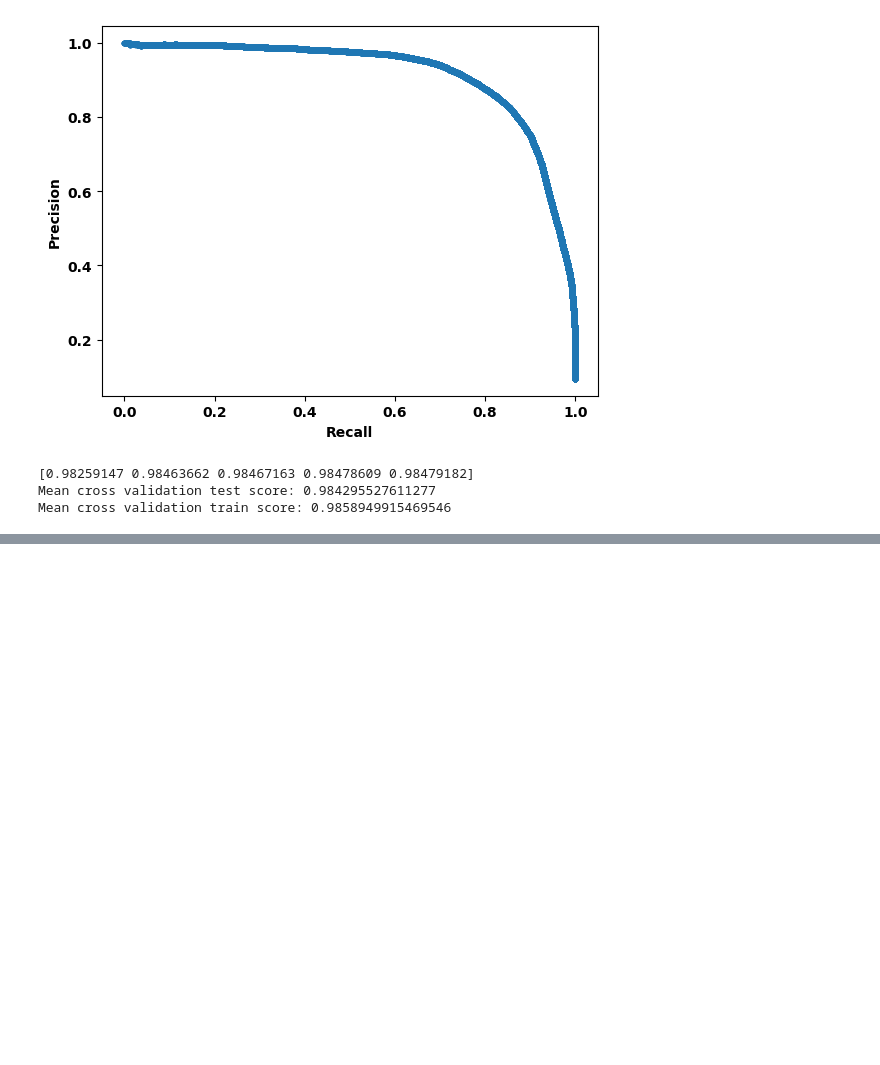
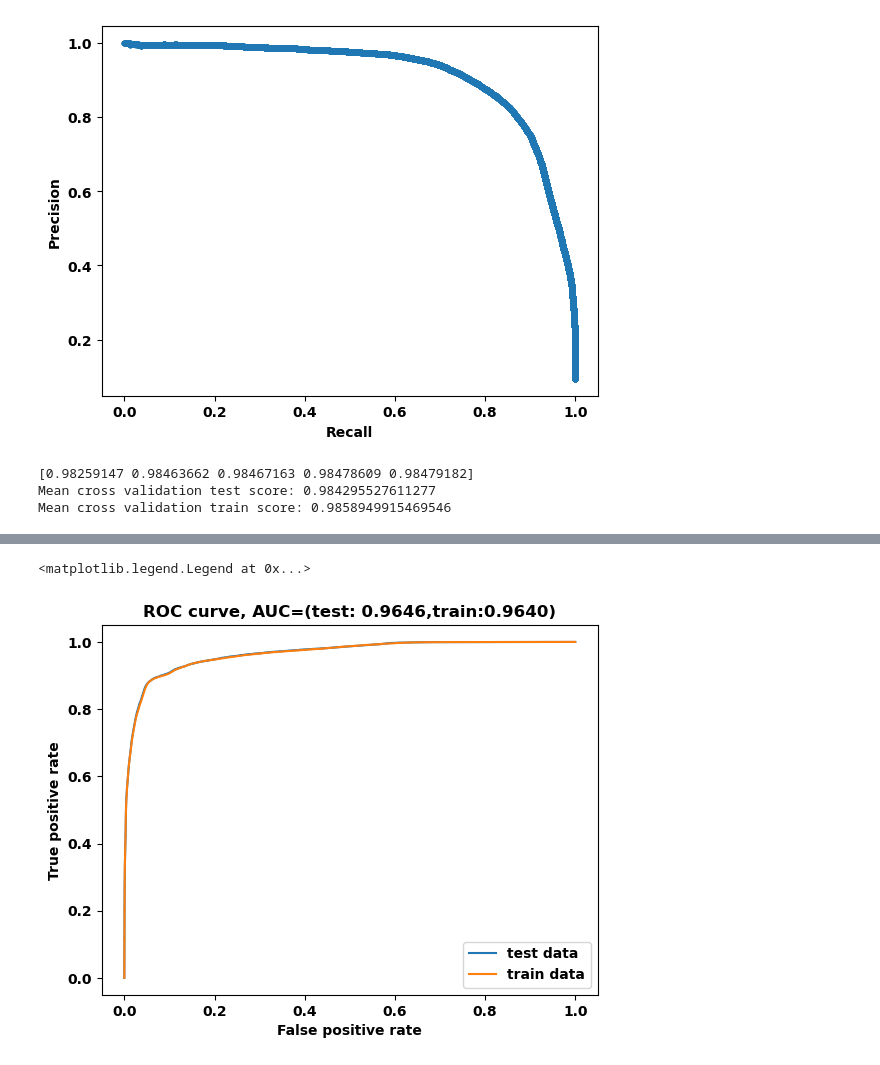
Before and after one commit to Elaveni16/Data-science, a Jupyter notebook: Capstone 2/WSDM - KKBox's Churn Prediction Challenge/notebooks/Modeling.ipynb, the cells around one changed output, grey strips where cells are left out. Drawn from its saved outputs; the diff is of its cells as text; code cells hidden in the pictures; blank space fills up the shorter version.

```diff
--- a/Capstone 2/WSDM - KKBox's Churn Prediction Challenge/notebooks/Modeling.ipynb
+++ b/Capstone 2/WSDM - KKBox's Churn Prediction Challenge/notebooks/Modeling.ipynb
@@ -242,0 +299,18 @@ Mean cross validation train score: 0.9858949915469546
+# %%
+params={
+    "model_params":{'n_estimators': 200,
+                  'min_samples_split': 10,
+                  'max_features': 'sqrt',
+                  'max_depth': 5,
+                  'criterion': 'entropy',
+                  'bootstrap': True,
+                'n_jobs':-1},
+}
+# %%
+model = RandomForestClassifier(**params["model_params"])
+model.fit(X_train, y_train)
+y_pred = model.predict(X_test)
+cnf_matrix = confusion_matrix(y_test, y_pred)
+print(cnf_matrix)
+Accuracy=model.score(X_test,y_test)
+print(Accuracy)
@@ -242,0 +351,19 @@ Mean cross validation train score: 0.9858949915469546
+# %%
+y_pred_proba_train = model.predict_proba(X_train)
+y_pred_proba_test = model.predict_proba(X_test)
+
+fpr_test, tpr_test, _ = roc_curve(y_test, y_pred_proba_test[:, 1])
+fpr_train, tpr_train, _ = roc_curve(y_train, y_pred_proba_train[:, 1])
+
+auc_test = auc(fpr_test, tpr_test)
+auc_train = auc(fpr_train, tpr_train)
+
+plt.title(f"ROC curve, AUC=(test: {auc_test:.4f},train:{auc_train:.4f})")
+plt.plot(fpr_test, tpr_test, label="test data")
+plt.plot(fpr_train, tpr_train, label="train data")
+plt.xlabel('False positive rate')
+plt.ylabel('True positive rate')
+plt.legend()
+# %% [output]
+<matplotlib.legend.Legend at 0x...>
+[figure, added]
```
Also changed, not shown: parts of 11 cells of this notebook.
